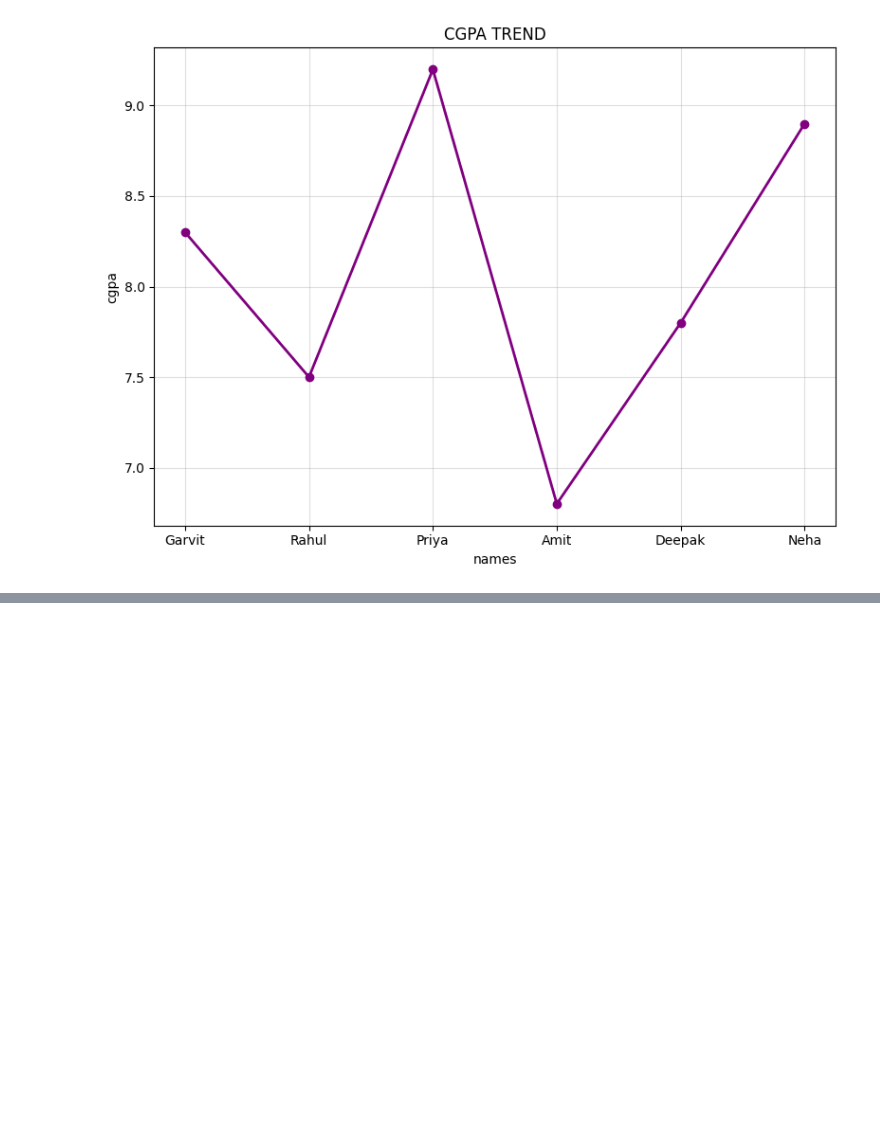
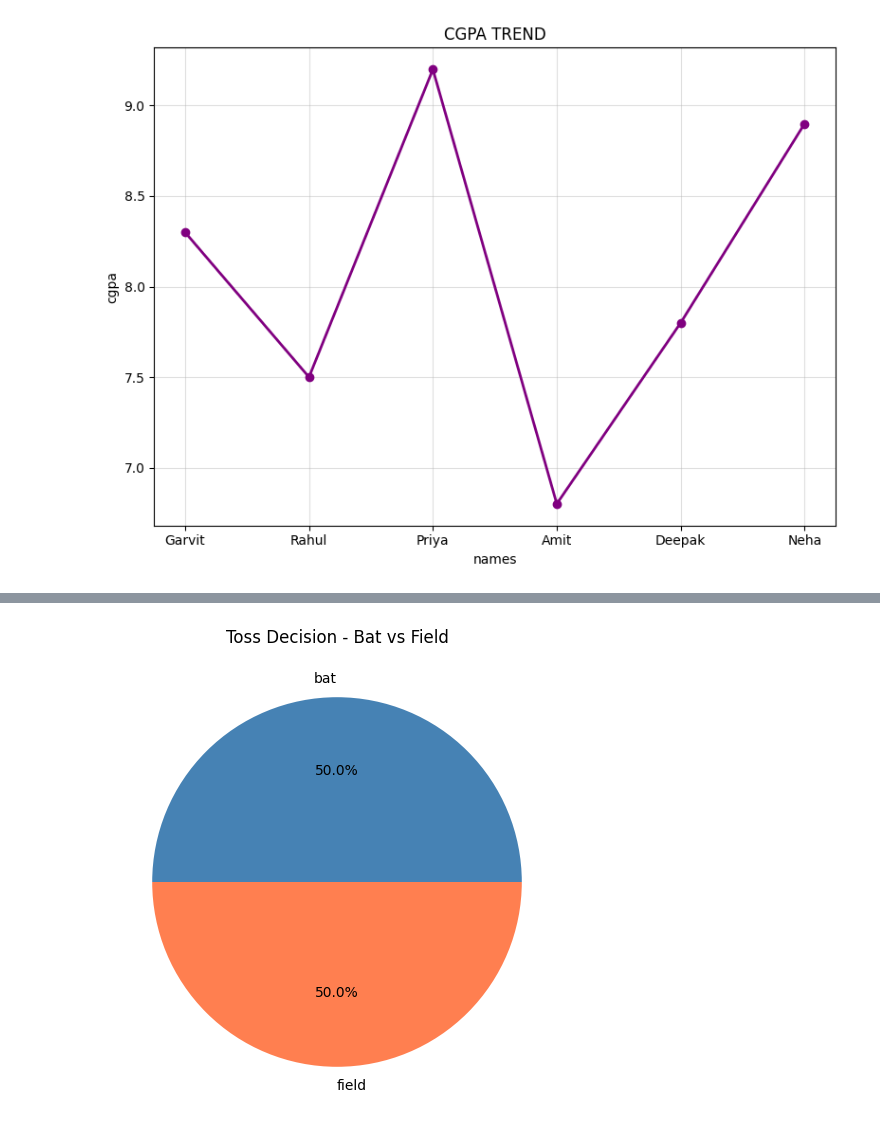
Before and after one commit to Garvitk001/python-grind, a Jupyter notebook: Day6.ipynb, the cells around one changed output, grey strips where cells are left out. Cells and saved outputs as stored; diff of their text form; code cells hidden in the pictures; blank space fills up the shorter version.

```diff
--- a/Day6.ipynb
+++ b/Day6.ipynb
@@ -383,0 +455,9 @@ plt.show()
+# %%
+toss = df["toss_decision"].value_counts()
+
+plt.figure(figsize=(6,6))
+plt.pie(toss.values, labels=toss.index, autopct="%1.1f%%", colors=["steelblue", "coral"])
+plt.title("Toss Decision - Bat vs Field")
+plt.show()
+# %% [output]
+[figure, added]
```
Also changed, not shown: parts of 4 cells of this notebook.
